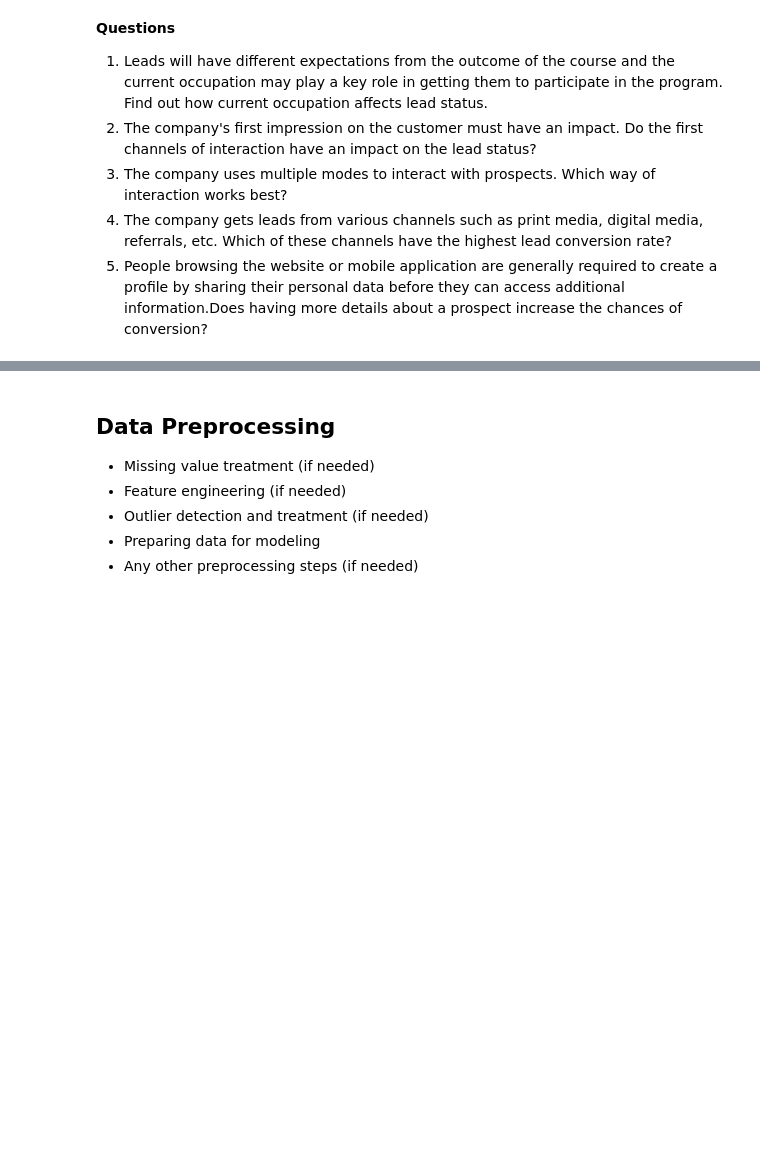
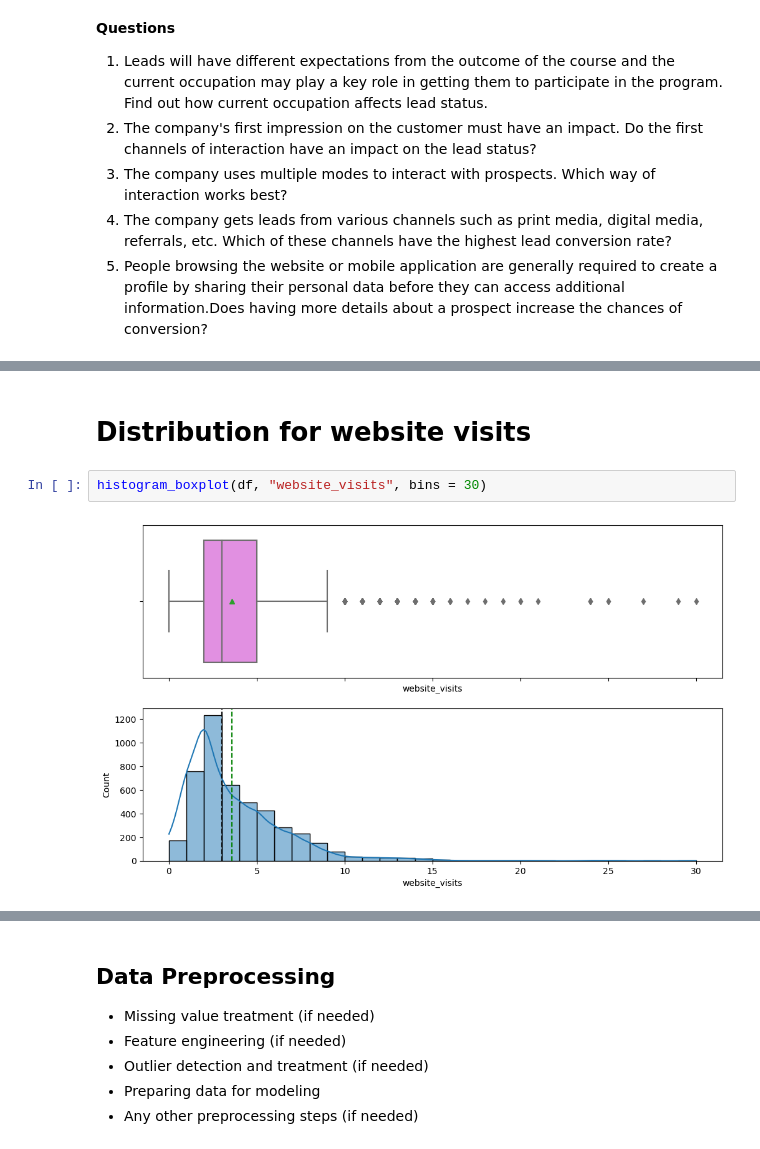
Before and after one commit to Tsungie/Classification-and-Hypothesis-Testing, a Jupyter notebook: Learner+Notebook+-+Full+Code+Version+-+Potential+Customers+Prediction.ipynb, the cells around one changed output, grey strips where cells are left out. Cells and saved outputs as stored; diff of their text form; blank space fills up the shorter version.

```diff
--- a/Learner+Notebook+-+Full+Code+Version+-+Potential+Customers+Prediction.ipynb
+++ b/Learner+Notebook+-+Full+Code+Version+-+Potential+Customers+Prediction.ipynb
@@ -206,0 +450,6 @@ Name: proportion, dtype: float64
+# %% [markdown]
+# Distribution for website visits
+# %%
+histogram_boxplot(df, "website_visits", bins = 30)
+# %% [output]
+[figure, added]
```
Also changed, not shown: parts of 64 cells of this notebook.
